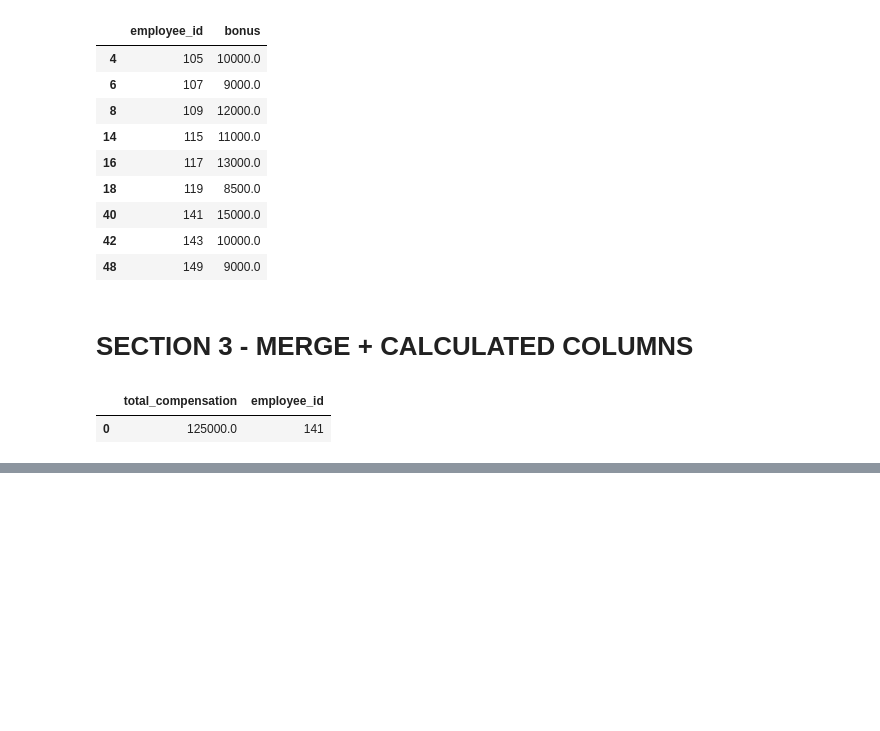
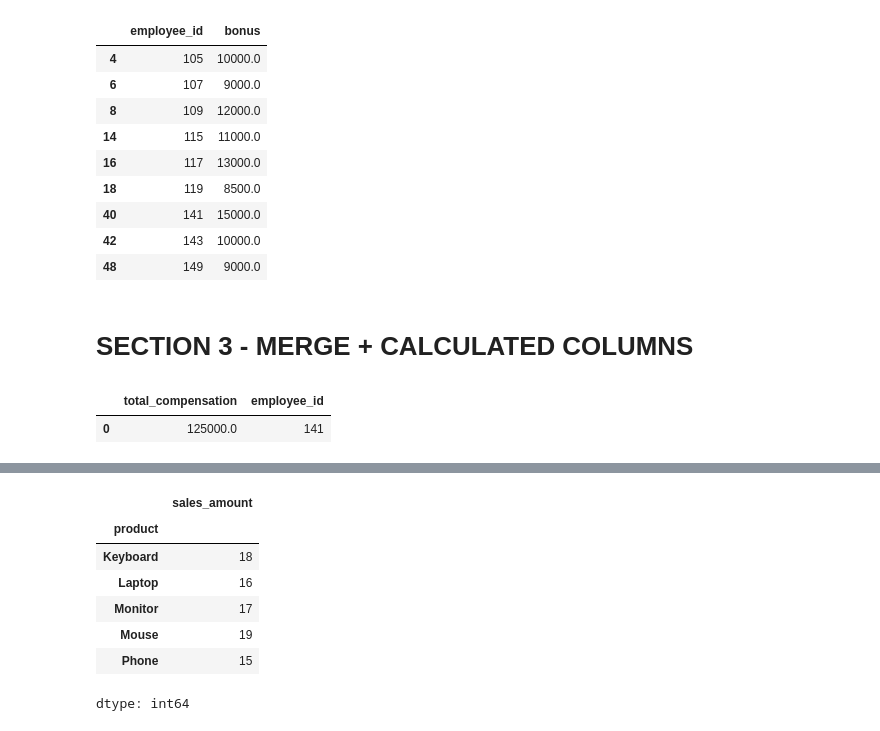
Before and after one commit to Vasista-G/GoogleCollab_Python, a Jupyter notebook: PandasLvL3/PandasLvL3Practice.ipynb, the cells around one changed output, grey strips where cells are left out. Saved outputs shown, nothing was run; the diff lists cells and outputs as text; code cells hidden in the pictures; blank space fills up the shorter version.

```diff
--- a/PandasLvL3/PandasLvL3Practice.ipynb
+++ b/PandasLvL3/PandasLvL3Practice.ipynb
@@ -157,0 +182,13 @@ ebm.sort_values(by = "total_compensation", ascending = False, ignore_index= True
+# %%
+#33 Find total sales by product.
+
+sales.groupby("product")["sales_amount"].idxmax()
+# %% [output]
+|  | sales_amount |
+| product |  |
+| Keyboard | 18 |
+| Laptop | 16 |
+| Monitor | 17 |
+| Mouse | 19 |
+| Phone | 15 |
+dtype: int64
```
Also changed, not shown: parts of 7 cells of this notebook.
